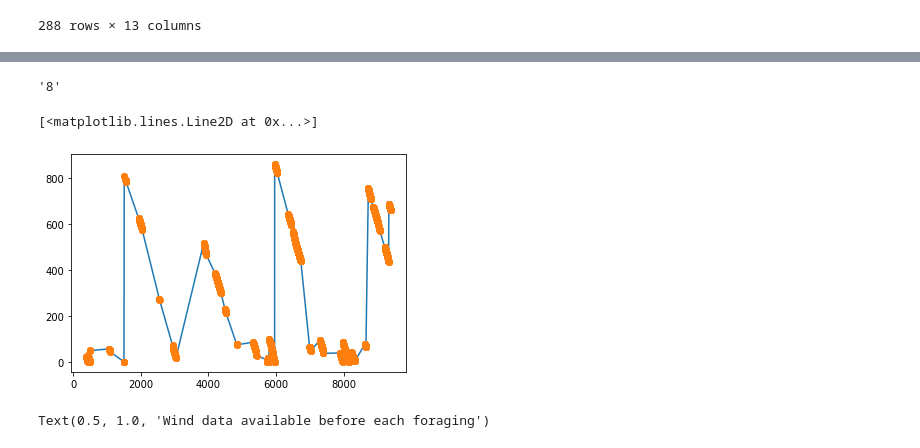
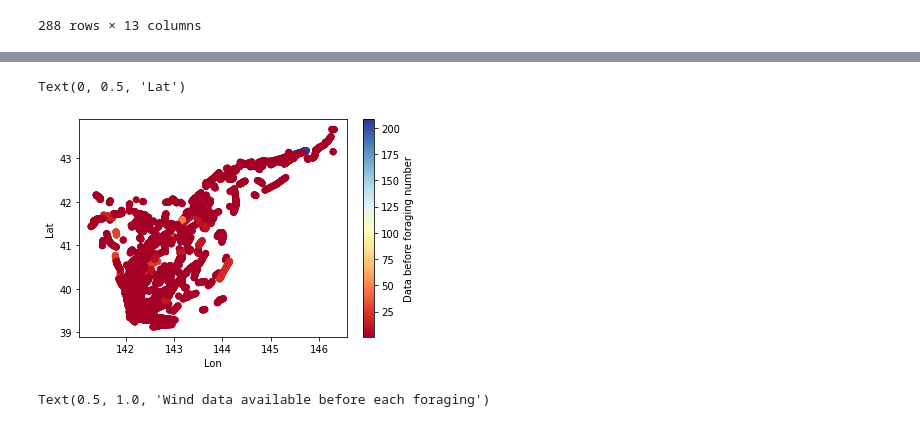
Before and after one commit to argrod/Olfactory, a Jupyter notebook: Python/WindAnalysis.ipynb, the cells around one changed output, grey strips where cells are left out. Drawn from its saved outputs; the diff is of its cells as text; code cells hidden in the pictures.

Commit message:
Fixed the individual wind data pre-foraging issue. Can now start looking through to track and individual's wind usage prior to foraging

```diff
--- a/Python/WindAnalysis.ipynb
+++ b/Python/WindAnalysis.ipynb
@@ -171,29 +145,0 @@ plt.plot(diffChg)
-# %%
-# group data by foraging point approach (assumed using differences of time to next foraging spot)
-wDat['forageNo'] = np.nan
-for b in wDat['ID'].unique():
-    diffChg = np.diff(wDat.loc[wDat[wDat['ID']==b].index,'timeTo'])
-    chgPts = np.where(diffChg > 0)[0]
-    startPts = np.insert(chgPts[0:-1]+1,0,0)
-    for c in range(len(startPts)):
-        wDat.loc[wDat[wDat["ID"] == b].index,'forageNo'] = int(c)
-# %%
-wDat['forageNo'] = np.nan
-diffChg = np.where(wDat.loc[wDat[wDat['ID']==wDat['ID'].unique()[5]].index,'timeTo'])
-chgPts = np.where(diffChg > 0)[0]
-startPts = np.insert(chgPts[0:-1]+1,0,0)
-wDat.loc[startPts,:]
-wDat.loc[chgPts,:]
-# wDat.loc[wDat[wDat['ID'] == wDat['ID'].unique()[5]].index,'DT']
-# forDat.loc[(forDat['ID'] == forDat['ID'].unique()[5]) & (forDat['DT'] > np.datetime64("2018-09-05 00:00:00")) & (forDat['DT'] < np.datetime64("2018-09-06 00:00:00")) & (forDat['Forage'] == 1),'DT']
-wDat['ID'].unique()[5]
-# %% [output]
-'8'
-# %%
-# plt.plot(wDat.index,wDat['distTo'])
-# plt.plot(wDat.index,wDat['distTo'],marker='o',linestyle='')
-plt.plot(np.where(wDat['distTo'] < 100)[0],wDat.loc[wDat[wDat['distTo'] < 100].index,'timeTo']/60)
-plt.plot(np.where(wDat['distTo'] < 100)[0],wDat.loc[wDat[wDat['distTo'] < 100].index,'timeTo']/60,marker='o',linestyle='')
-# %% [output]
-[<matplotlib.lines.Line2D at 0x...>]
-[figure, removed]
@@ -200,3 +158,18 @@ plt.plot(np.where(wDat['distTo'] < 100)[0],wDat.loc[wDat[wDat['distTo'] < 100].i
+# %%
+allwDat = pd.concat(wDat)
+cm = plt.cm.get_cmap('RdYlBu')
+colours = [cm(1.*i/len(allwDat.groupby('forageNo').count())) for i in range(len(allwDat.groupby('forageNo').count()))]
+xy = range(len(np.arange(0,np.nanmax(allwDat['distTo']),10)))
+
+plt.scatter(allwDat['Lon'],allwDat['Lat'],c=allwDat['forageNo'])
+cb = plt.colorbar()
+cb.set_label('Data before foraging number')
+plt.set_cmap(cm)
+plt.xlabel('Lon')
+plt.ylabel('Lat')
+# %% [output]
+Text(0, 0.5, 'Lat')
+[figure, added]
 # %%
 # wind counts for each foraging point within 2 hours of next FP
 sub = wDat.loc[wDat[wDat['timeTo'] < 3600*2].index,:]
```
Also changed, not shown: parts of 6 cells of this notebook.
